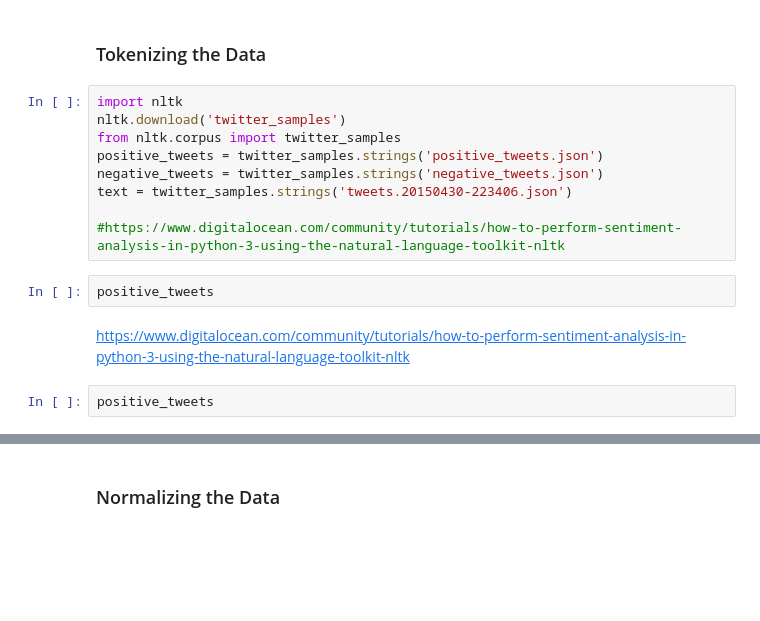
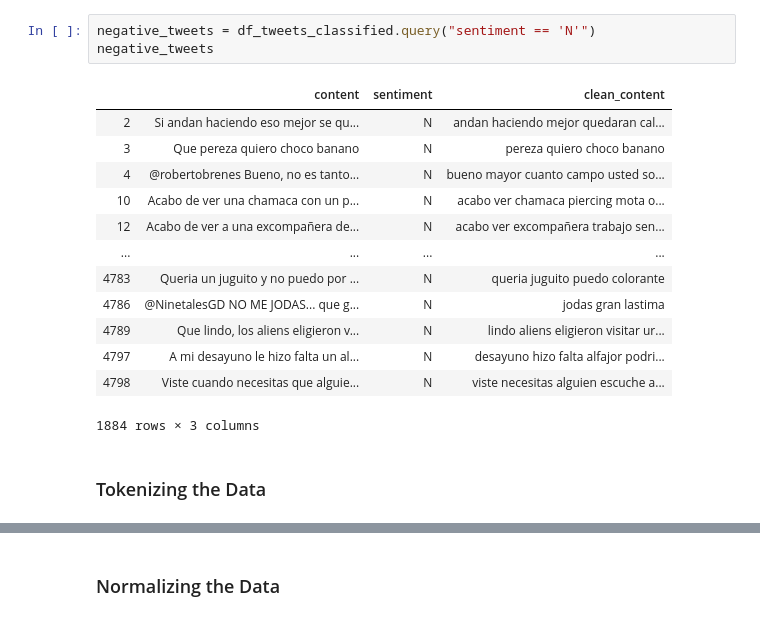
Before and after one commit to gachet/covid19-1, a Jupyter notebook: 3 - Train sentiment analysis model.ipynb, the cells around one changed output, grey strips where cells are left out. Drawn from its saved outputs; the diff is of its cells as text; blank space fills up the shorter version.

```diff
--- a/3 - Train sentiment analysis model.ipynb
+++ b/3 - Train sentiment analysis model.ipynb
@@ -1,17 +115,19 @@
+# %%
+negative_tweets = df_tweets_classified.query("sentiment == 'N'")
+negative_tweets
+# %% [output]
+|  | content | sentiment | clean_content |
+| 2 | Si andan haciendo eso mejor se qu... | N | andan haciendo mejor quedaran cal... |
+| 3 | Que pereza quiero choco banano | N | pereza quiero choco banano |
+| 4 | @robertobrenes Bueno, no es tanto... | N | bueno mayor cuanto campo usted so... |
+| 10 | Acabo de ver una chamaca con un p... | N | acabo ver chamaca piercing mota o... |
+| 12 | Acabo de ver a una excompañera de... | N | acabo ver excompañera trabajo sen... |
+| ... | ... | ... | ... |
+| 4783 | Queria un juguito y no puedo por ... | N | queria juguito puedo colorante |
+| 4786 | @NinetalesGD NO ME JODAS... que g... | N | jodas gran lastima |
+| 4789 | Que lindo, los aliens eligieron v... | N | lindo aliens eligieron visitar ur... |
+| 4797 | A mi desayuno le hizo falta un al... | N | desayuno hizo falta alfajor podri... |
+| 4798 | Viste cuando necesitas que alguie... | N | viste necesitas alguien escuche a... |
+1884 rows × 3 columns
 # %% [markdown]
 <h3>Tokenizing the Data</h3>
-# %%
-import nltk
-nltk.download('twitter_samples')
-from nltk.corpus import twitter_samples
-positive_tweets = twitter_samples.strings('positive_tweets.json')
-negative_tweets = twitter_samples.strings('negative_tweets.json')
-text = twitter_samples.strings('tweets.20150430-223406.json')
-
-#https://www.digitalocean.com/community/tutorials/how-to-perform-sentiment-analysis-in-python-3-using-the-natural-language-toolkit-nltk
-# %%
-positive_tweets
-# %% [markdown]
-https://www.digitalocean.com/community/tutorials/how-to-perform-sentiment-analysis-in-python-3-using-the-natural-language-toolkit-nltk
-# %%
-positive_tweets
```
Also changed, not shown: parts of 37 cells of this notebook, 1 other file.
